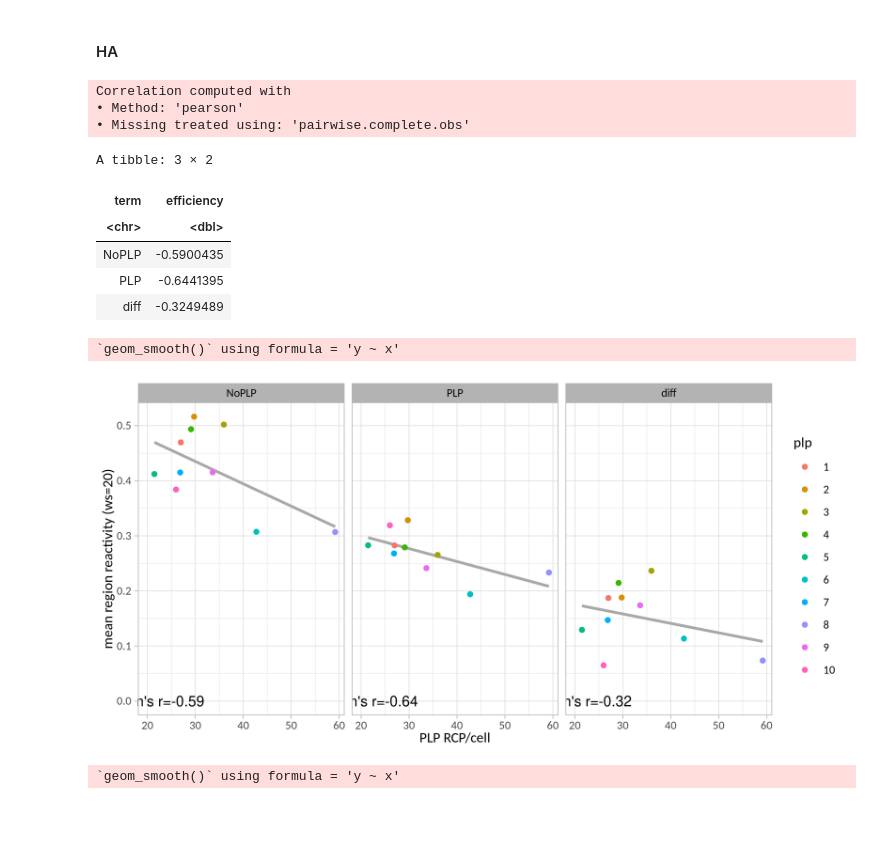
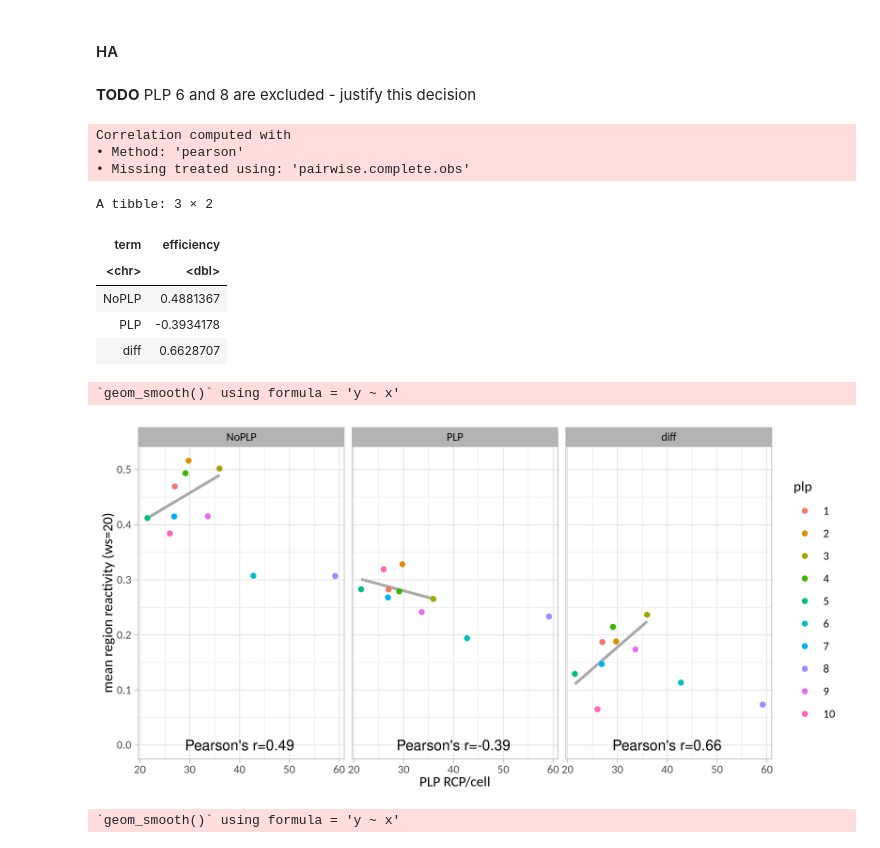
Before and after one commit to BioMeDS/mudRapp-seq, a Jupyter notebook: code/binding_site_reactivities/plp_profiling.ipynb, the cells around one changed output. Cells and saved outputs as stored; diff of their text form; code cells hidden in the pictures; blank space fills up the shorter version.

```diff
--- a/code/binding_site_reactivities/plp_profiling.ipynb
+++ b/code/binding_site_reactivities/plp_profiling.ipynb
@@ -281,10 +281,12 @@ ggsave("figures/fig3c-plp_reactivity_efficiency_correlation-NA.svg", width = 8,
 `geom_smooth()` using formula = 'y ~ x'
 # %% [markdown]
 #### HA
+# %% [markdown]
+**TODO** PLP 6 and 8 are excluded - justify this decision
 # %%
 correlation_region_reactivity_ha <- reactivities_ha_diff_w20 %>%
   left_join(filter(plps, seq_id=="HA"), join_by(between(pos, start, end))) %>%
-  filter(!is.na(plp)) %>%
+  filter(!is.na(plp), !(plp %in% c(6,8))) %>%
   group_by(plp,efficiency) %>%
   summarize(across(NoPLP:diff, \(x) mean(x, na.rm=TRUE)), .groups="drop") %>%
   corrr::correlate() %>%
@@ -299,28 +301,28 @@ Correlation computed with
 A tibble: 3 × 2
 | term | efficiency |
 | <chr> | <dbl> |
-| NoPLP | -0.5900435 |
-| PLP | -0.6441395 |
-| diff | -0.3249489 |
+| NoPLP | 0.4881367 |
+| PLP | -0.3934178 |
+| diff | 0.6628707 |
 # %%
 reactivities_ha_diff_w20 %>%
   left_join(filter(plps, seq_id=="HA"), join_by(between(pos, start, end))) %>%
   filter(!is.na(plp)) %>%
   group_by(plp,efficiency) %>%
   summarize(across(NoPLP:diff, \(x) mean(x, na.rm=TRUE)), .groups="drop") %>%
   pivot_longer(NoPLP:diff,values_to="mean reactivity") %>%
   mutate(plp = as_factor(plp)) %>%
   mutate(name = fct_relevel(name, "NoPLP", "PLP")) %>%
   ggplot(aes(efficiency, `mean reactivity`)) +
-    geom_smooth(method="lm", se=FALSE, color="darkgray") +
+    geom_smooth(data=. %>% filter(!plp %in% c(6,8)), method="lm", se=FALSE, color="darkgray") +
     geom_point(aes(color=plp)) +
     facet_grid(.~name) +
-    geom_text(data=mutate(correlation_region_reactivity_ha,name=term,x=20,y=0,efficiency=round(efficiency,2),name=fct_relevel(name,"NoPLP","PLP")), aes(x=x,y=y,label=str_glue("Pearson's r={efficiency}")), inherit.aes = FALSE) +
+    geom_text(data=mutate(correlation_region_reactivity_ha,name=term,x=40,y=0,efficiency=round(efficiency,2),name=fct_relevel(name,"NoPLP","PLP")), aes(x=x,y=y,label=str_glue("Pearson's r={efficiency}")), inherit.aes = FALSE) +
     ylab("mean region reactivity (ws=20)") +
     xlab("PLP RCP/cell")
 # %% [output]
 `geom_smooth()` using formula = 'y ~ x'
-[figure, old version]
+[figure, new version]
 # %%
 ggsave("figures/supp-fig4b-plp_reactivity_efficiency_correlation-HA.svg", width = 8, height = 4, dpi = 300)
 # %% [output]
```
Also changed, not shown: parts of 3 cells of this notebook, 5 other files.
